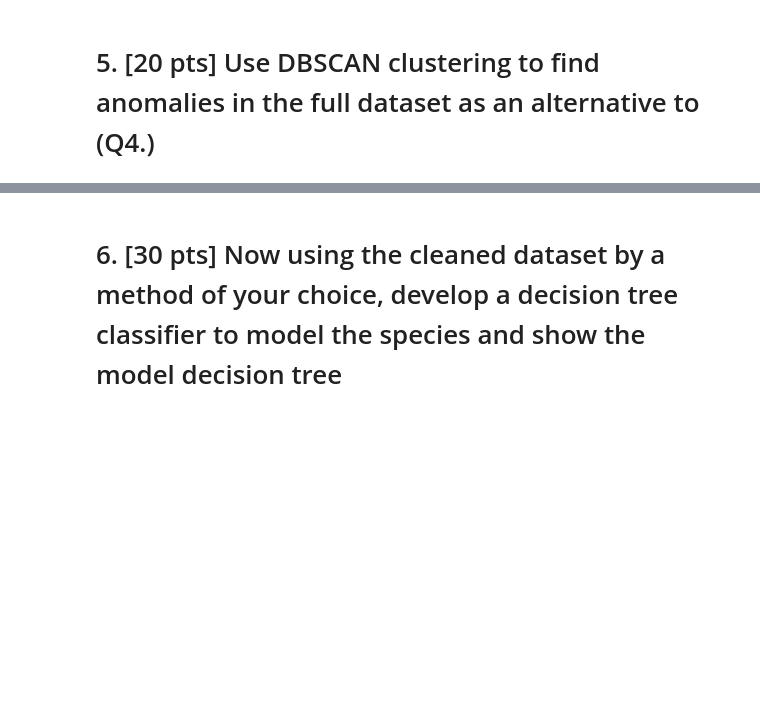
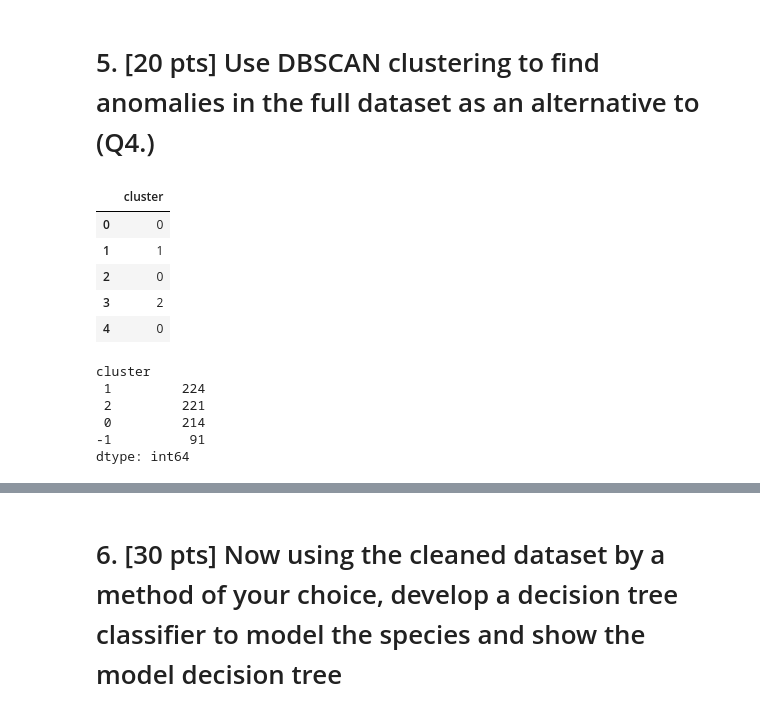
Before and after one commit to andrewcchan/jhuappliedmlcourse, a Jupyter notebook: Mod 8/Chan-Assign8.ipynb, the cells around one changed output, grey strips where cells are left out. Cells and saved outputs as stored; diff of their text form; code cells hidden in the pictures; blank space fills up the shorter version.

```diff
--- a/Mod 8/Chan-Assign8.ipynb
+++ b/Mod 8/Chan-Assign8.ipynb
@@ -282,0 +289,18 @@ plt.axis("equal")
+# %%
+df_y_pred.head()
+# %% [output]
+|  | cluster |
+| 0 | 0 |
+| 1 | 1 |
+| 2 | 0 |
+| 3 | 2 |
+| 4 | 0 |
+# %%
+df_y_pred.value_counts()
+# %% [output]
+cluster
+ 1         224
+ 2         221
+ 0         214
+-1          91
+dtype: int64
```
Also changed, not shown: parts of 12 cells of this notebook.
